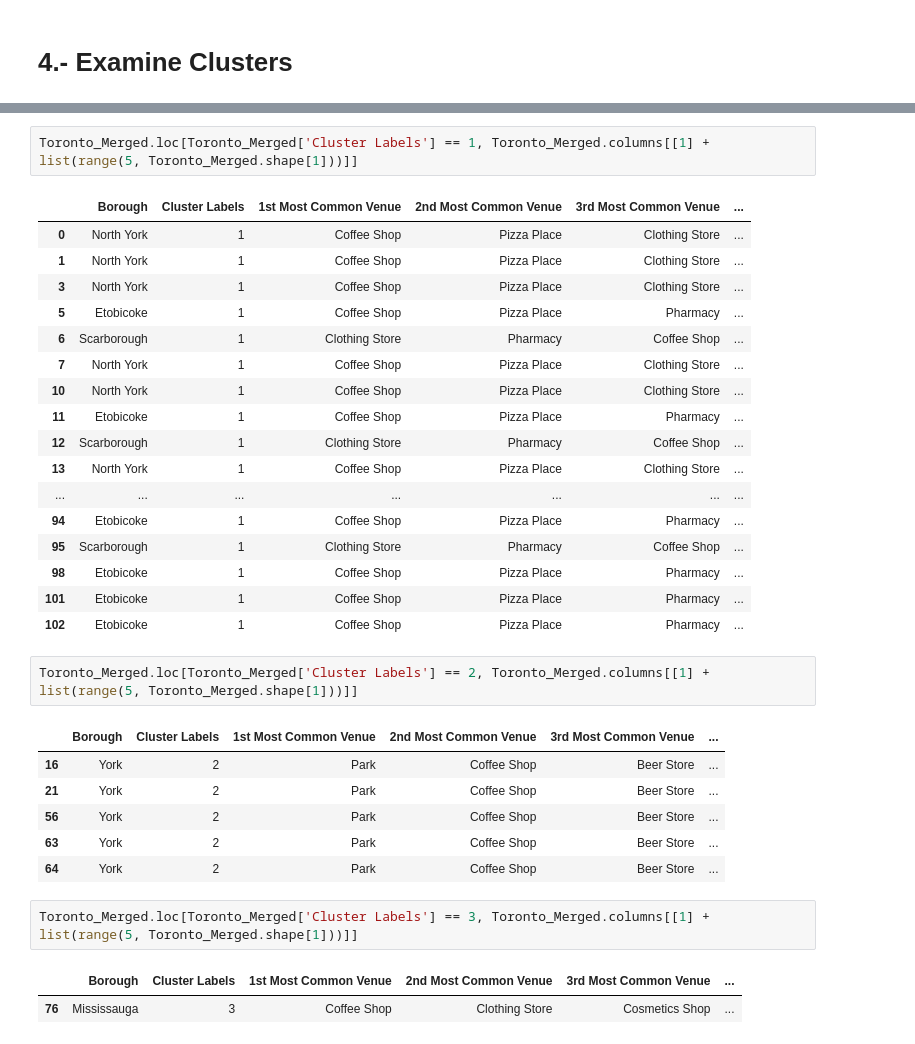
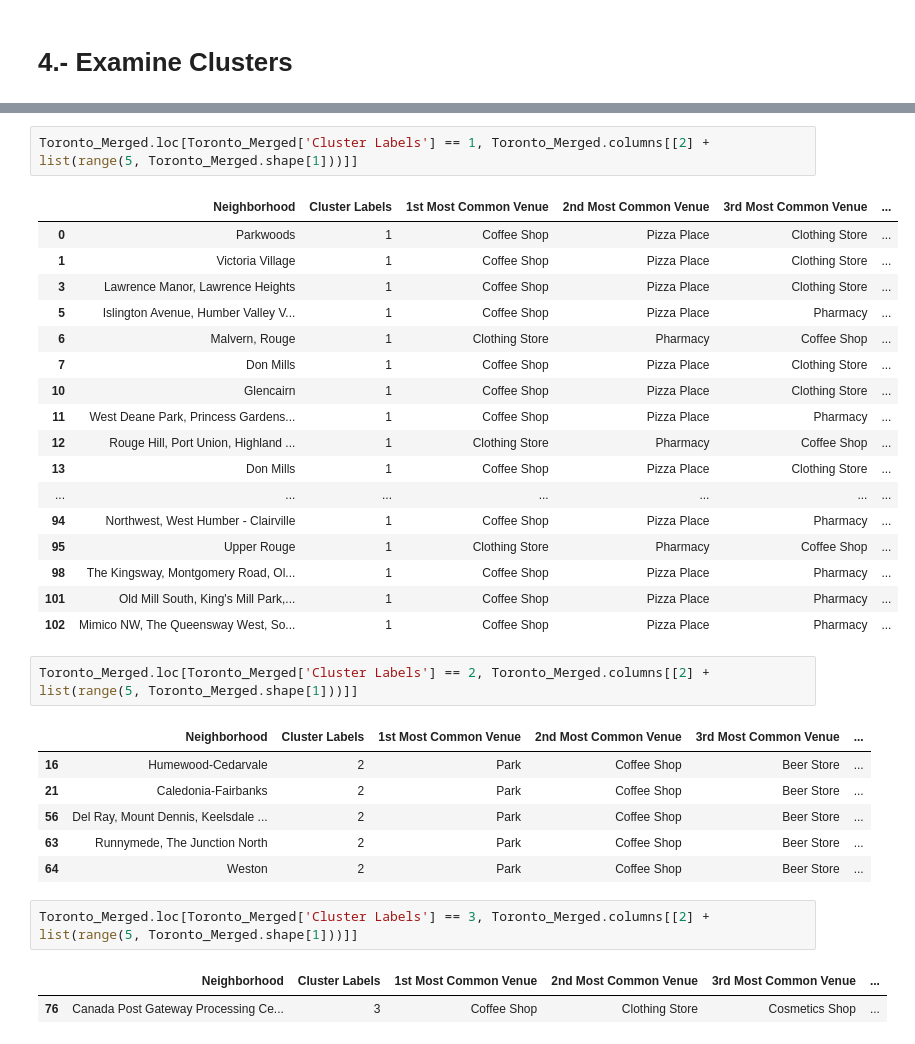
Before and after one commit to TheDataNes/Coursera_Capstone., a Jupyter notebook: Segmentation_and_Clustering_Neighborhoods_in_Toronto.ipynb, the cells around one changed output, grey strips where cells are left out. Cells and saved outputs as stored; diff of their text form.

```diff
--- a/Segmentation_and_Clustering_Neighborhoods_in_Toronto.ipynb
+++ b/Segmentation_and_Clustering_Neighborhoods_in_Toronto.ipynb
@@ -501,34 +501,34 @@ Toronto_Merged.loc[Toronto_Merged['Cluster Labels'] == 0, Toronto_Merged.columns
 # %%
-Toronto_Merged.loc[Toronto_Merged['Cluster Labels'] == 1, Toronto_Merged.columns[[1] + list(range(5, Toronto_Merged.shape[1]))]]
+Toronto_Merged.loc[Toronto_Merged['Cluster Labels'] == 1, Toronto_Merged.columns[[2] + list(range(5, Toronto_Merged.shape[1]))]]
 # %% [output]
-|  | Borough | Cluster Labels | 1st Most Common Venue | 2nd Most Common Venue | 3rd Most Common Venue | ... |
-| 0 | North York | 1 | Coffee Shop | Pizza Place | Clothing Store | ... |
-| 1 | North York | 1 | Coffee Shop | Pizza Place | Clothing Store | ... |
-| 3 | North York | 1 | Coffee Shop | Pizza Place | Clothing Store | ... |
-| 5 | Etobicoke | 1 | Coffee Shop | Pizza Place | Pharmacy | ... |
-| 6 | Scarborough | 1 | Clothing Store | Pharmacy | Coffee Shop | ... |
-| 7 | North York | 1 | Coffee Shop | Pizza Place | Clothing Store | ... |
-| 10 | North York | 1 | Coffee Shop | Pizza Place | Clothing Store | ... |
-| 11 | Etobicoke | 1 | Coffee Shop | Pizza Place | Pharmacy | ... |
-| 12 | Scarborough | 1 | Clothing Store | Pharmacy | Coffee Shop | ... |
-| 13 | North York | 1 | Coffee Shop | Pizza Place | Clothing Store | ... |
+|  | Neighborhood | Cluster Labels | 1st Most Common Venue | 2nd Most Common Venue | 3rd Most Common Venue | ... |
+| 0 | Parkwoods | 1 | Coffee Shop | Pizza Place | Clothing Store | ... |
+| 1 | Victoria Village | 1 | Coffee Shop | Pizza Place | Clothing Store | ... |
+| 3 | Lawrence Manor, Lawrence Heights | 1 | Coffee Shop | Pizza Place | Clothing Store | ... |
+| 5 | Islington Avenue, Humber Valley V... | 1 | Coffee Shop | Pizza Place | Pharmacy | ... |
+| 6 | Malvern, Rouge | 1 | Clothing Store | Pharmacy | Coffee Shop | ... |
+| 7 | Don Mills | 1 | Coffee Shop | Pizza Place | Clothing Store | ... |
+| 10 | Glencairn | 1 | Coffee Shop | Pizza Place | Clothing Store | ... |
+| 11 | West Deane Park, Princess Gardens... | 1 | Coffee Shop | Pizza Place | Pharmacy | ... |
+| 12 | Rouge Hill, Port Union, Highland ... | 1 | Clothing Store | Pharmacy | Coffee Shop | ... |
+| 13 | Don Mills | 1 | Coffee Shop | Pizza Place | Clothing Store | ... |
 | ... | ... | ... | ... | ... | ... | ... |
-| 94 | Etobicoke | 1 | Coffee Shop | Pizza Place | Pharmacy | ... |
-| 95 | Scarborough | 1 | Clothing Store | Pharmacy | Coffee Shop | ... |
-| 98 | Etobicoke | 1 | Coffee Shop | Pizza Place | Pharmacy | ... |
-| 101 | Etobicoke | 1 | Coffee Shop | Pizza Place | Pharmacy | ... |
-| 102 | Etobicoke | 1 | Coffee Shop | Pizza Place | Pharmacy | ... |
+| 94 | Northwest, West Humber - Clairville | 1 | Coffee Shop | Pizza Place | Pharmacy | ... |
+| 95 | Upper Rouge | 1 | Clothing Store | Pharmacy | Coffee Shop | ... |
+| 98 | The Kingsway, Montgomery Road, Ol... | 1 | Coffee Shop | Pizza Place | Pharmacy | ... |
+| 101 | Old Mill South, King's Mill Park,... | 1 | Coffee Shop | Pizza Place | Pharmacy | ... |
+| 102 | Mimico NW, The Queensway West, So... | 1 | Coffee Shop | Pizza Place | Pharmacy | ... |
 # %%
-Toronto_Merged.loc[Toronto_Merged['Cluster Labels'] == 2, Toronto_Merged.columns[[1] + list(range(5, Toronto_Merged.shape[1]))]]
+Toronto_Merged.loc[Toronto_Merged['Cluster Labels'] == 2, Toronto_Merged.columns[[2] + list(range(5, Toronto_Merged.shape[1]))]]
 # %% [output]
-|  | Borough | Cluster Labels | 1st Most Common Venue | 2nd Most Common Venue | 3rd Most Common Venue | ... |
-| 16 | York | 2 | Park | Coffee Shop | Beer Store | ... |
-| 21 | York | 2 | Park | Coffee Shop | Beer Store | ... |
-| 56 | York | 2 | Park | Coffee Shop | Beer Store | ... |
-| 63 | York | 2 | Park | Coffee Shop | Beer Store | ... |
-| 64 | York | 2 | Park | Coffee Shop | Beer Store | ... |
+|  | Neighborhood | Cluster Labels | 1st Most Common Venue | 2nd Most Common Venue | 3rd Most Common Venue | ... |
+| 16 | Humewood-Cedarvale | 2 | Park | Coffee Shop | Beer Store | ... |
+| 21 | Caledonia-Fairbanks | 2 | Park | Coffee Shop | Beer Store | ... |
+| 56 | Del Ray, Mount Dennis, Keelsdale ... | 2 | Park | Coffee Shop | Beer Store | ... |
+| 63 | Runnymede, The Junction North | 2 | Park | Coffee Shop | Beer Store | ... |
+| 64 | Weston | 2 | Park | Coffee Shop | Beer Store | ... |
 # %%
-Toronto_Merged.loc[Toronto_Merged['Cluster Labels'] == 3, Toronto_Merged.columns[[1] + list(range(5, Toronto_Merged.shape[1]))]]
+Toronto_Merged.loc[Toronto_Merged['Cluster Labels'] == 3, Toronto_Merged.columns[[2] + list(range(5, Toronto_Merged.shape[1]))]]
 # %% [output]
-|  | Borough | Cluster Labels | 1st Most Common Venue | 2nd Most Common Venue | 3rd Most Common Venue | ... |
-| 76 | Mississauga | 3 | Coffee Shop | Clothing Store | Cosmetics Shop | ... |
+|  | Neighborhood | Cluster Labels | 1st Most Common Venue | 2nd Most Common Venue | 3rd Most Common Venue | ... |
+| 76 | Canada Post Gateway Processing Ce... | 3 | Coffee Shop | Clothing Store | Cosmetics Shop | ... |
```
Also changed, not shown: parts of 1 cell of this notebook.
